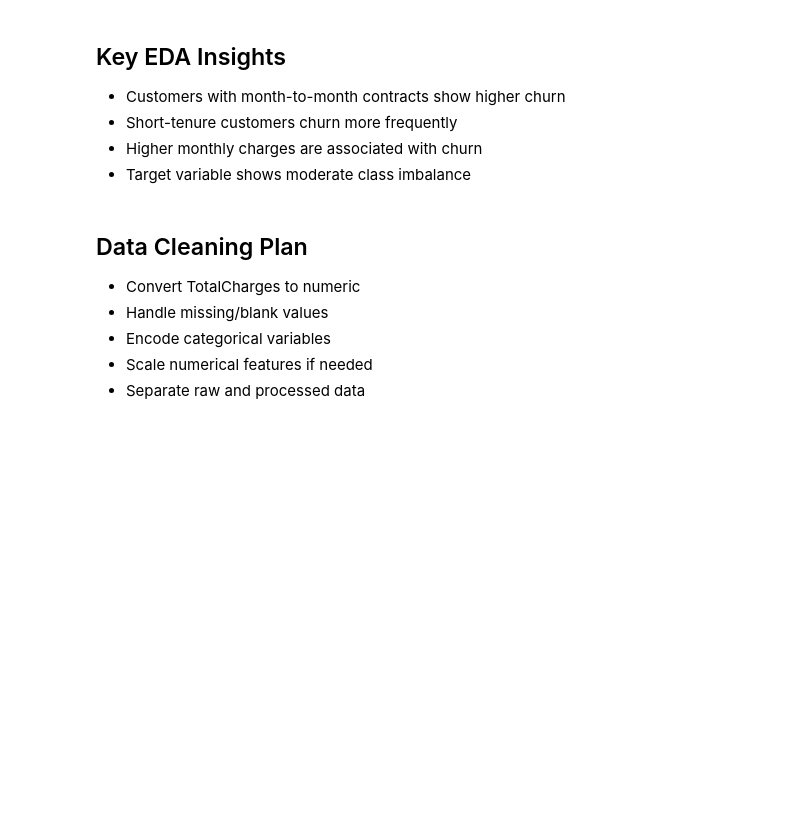
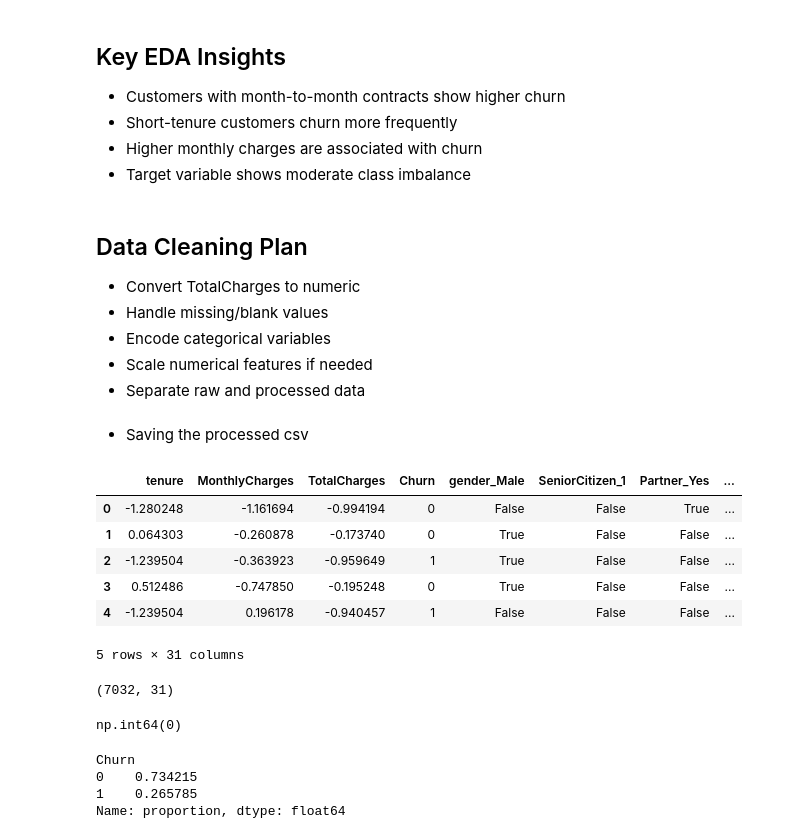
Before and after one commit to ashlanserrao/customer-churn-prediction-platform, a Jupyter notebook: notebooks/01_eda.ipynb, the cells around one changed output. Saved outputs shown, nothing was run; the diff lists cells and outputs as text; code cells hidden in the pictures; blank space fills up the shorter version.

Commit message:
Add data cleaning and feature engineering pipeline

```diff
--- a/notebooks/01_eda.ipynb
+++ b/notebooks/01_eda.ipynb
@@ -153,3 +153,22 @@ for col in categorical_cols:
 - Encode categorical variables
 - Scale numerical features if needed
 - Separate raw and processed data
+# %% [markdown]
+- Saving the processed csv
+# %%
+from src.data_preprocessing import preprocess_data, save_processed_data
+
+processed_df = preprocess_data(df)
+processed_df.head()
+# %% [output]
+|  | tenure | MonthlyCharges | TotalCharges | Churn | gender_Male | SeniorCitizen_1 | Partner_Yes | ... |
+| 0 | -1.280248 | -1.161694 | -0.994194 | 0 | False | False | True | ... |
+| 1 | 0.064303 | -0.260878 | -0.173740 | 0 | True | False | False | ... |
+| 2 | -1.239504 | -0.363923 | -0.959649 | 1 | True | False | False | ... |
+| 3 | 0.512486 | -0.747850 | -0.195248 | 0 | True | False | False | ... |
+| 4 | -1.239504 | 0.196178 | -0.940457 | 1 | False | False | False | ... |
+5 rows × 31 columns
+# %%
+processed_df.shape
+# %% [output]
+(7032, 31)
@@ -155,0 +177,11 @@ for col in categorical_cols:
+# %%
+processed_df.isnull().sum().sum()
+# %% [output]
+np.int64(0)
+# %%
+processed_df["Churn"].value_counts(normalize=True)
+# %% [output]
+Churn
+0    0.734215
+1    0.265785
+Name: proportion, dtype: float64
```
Also changed, not shown: parts of 1 cell of this notebook, 2 other files.
